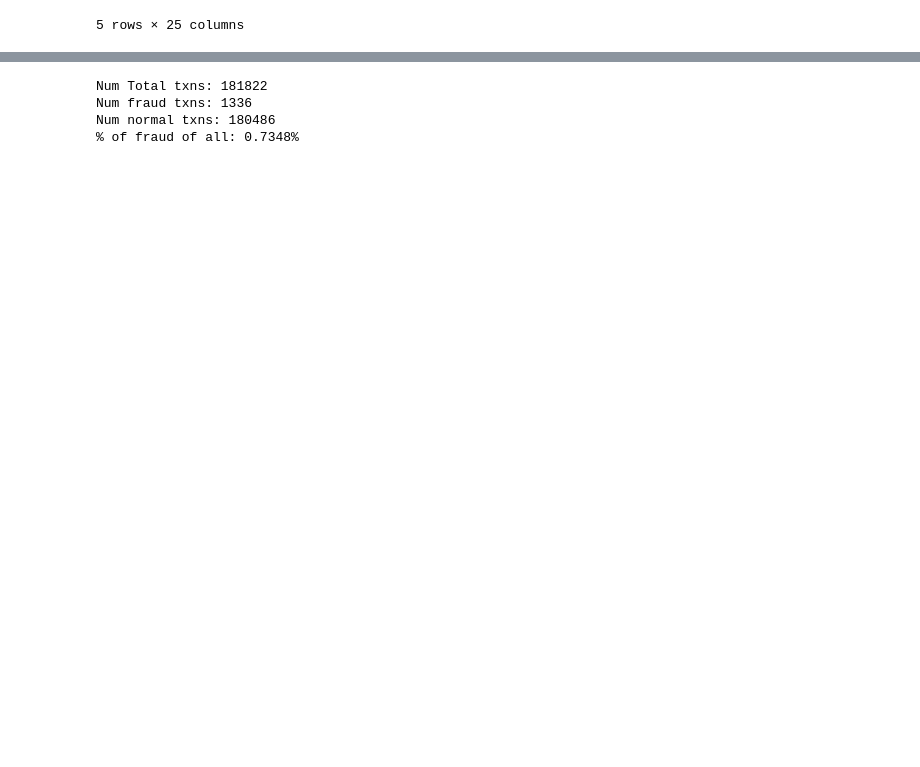
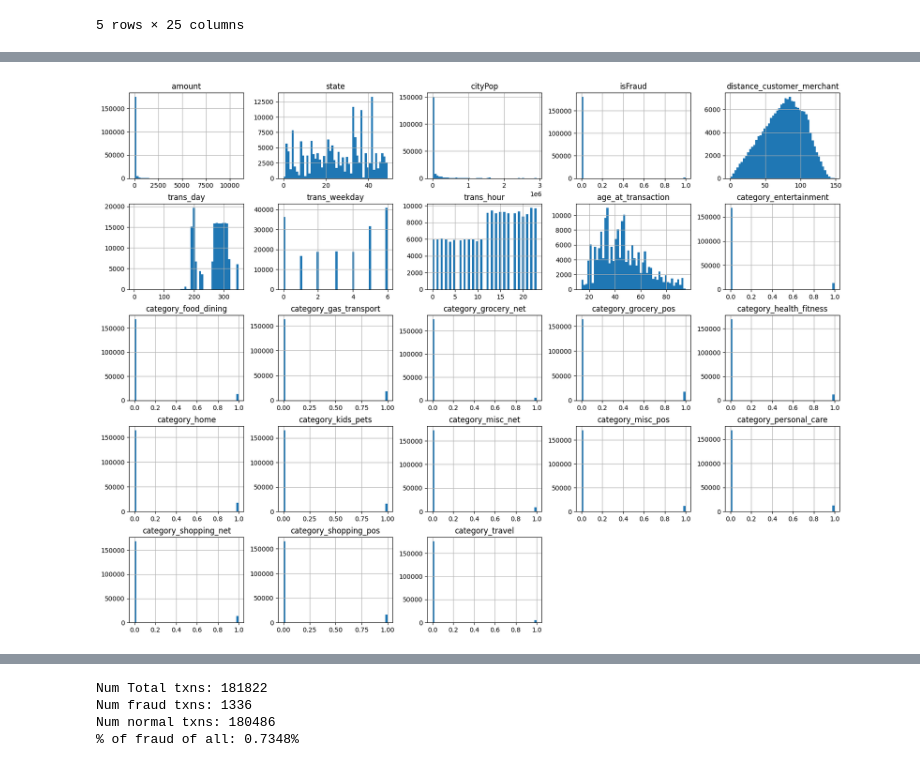
Before and after one commit to mlghammit/DataQuest-2024, a Jupyter notebook: data.ipynb, the cells around one changed output, grey strips where cells are left out. Saved outputs shown, nothing was run; the diff lists cells and outputs as text; code cells hidden in the pictures; blank space fills up the shorter version.

```diff
--- a/data.ipynb
+++ b/data.ipynb
@@ -165,0 +248,36 @@ plt.show()
+# %%
+from sklearn.preprocessing import OneHotEncoder, LabelEncoder
+import pandas as pd
+import numpy as np
+
+# Initialize the OneHotEncoder and LabelEncoder
+onehot_encoder = OneHotEncoder(sparse=False)  # Setting sparse=False ensures the output is a numpy array
+label_encoder_state = LabelEncoder()
+
+# Reshape the 'category' column to a 2D array as OneHotEncoder expects a 2D input
+categories = df_train['category'].values.reshape(-1, 1)
+
+# Fit and transform the 'category' column using OneHotEncoder
+categories_encoded = onehot_encoder.fit_transform(categories)
+
+# Convert the encoded categories back to a DataFrame
+categories_encoded_df = pd.DataFrame(categories_encoded, columns=onehot_encoder.get_feature_names_out(['category']))
+
+# Reset index on your original DataFrame if necessary to ensure indices align when concatenating
+df_train.reset_index(drop=True, inplace=True)
+
+# Concatenate the original DataFrame with the new one-hot encoded DataFrame
+df_train_encoded = pd.concat([df_train, categories_encoded_df], axis=1)
+
+# Drop the original 'category' column as it's now encoded
+df_train_encoded.drop('category', axis=1, inplace=True)
+
+# Fit and transform the 'state' column using LabelEncoder
+df_train_encoded['state'] = label_encoder_state.fit_transform(df_train_encoded['state'])
+
+# Check the first few rows to verify
+print(df_train_encoded.head())
+
+# Optional: Print the mapping for the 'state' column
+state_mapping = dict(zip(label_encoder_state.classes_, label_encoder_state.transform(label_encoder_state.classes_)))
+print("State Mapping:", state_mapping)
@@ -165,0 +332,4 @@ plt.show()
+# %%
+df_train_encoded.hist(bins=50, figsize=(20,15));
+# %% [output]
+[figure, added]
```
Also changed, not shown: parts of 25 cells of this notebook, 1 other file.
